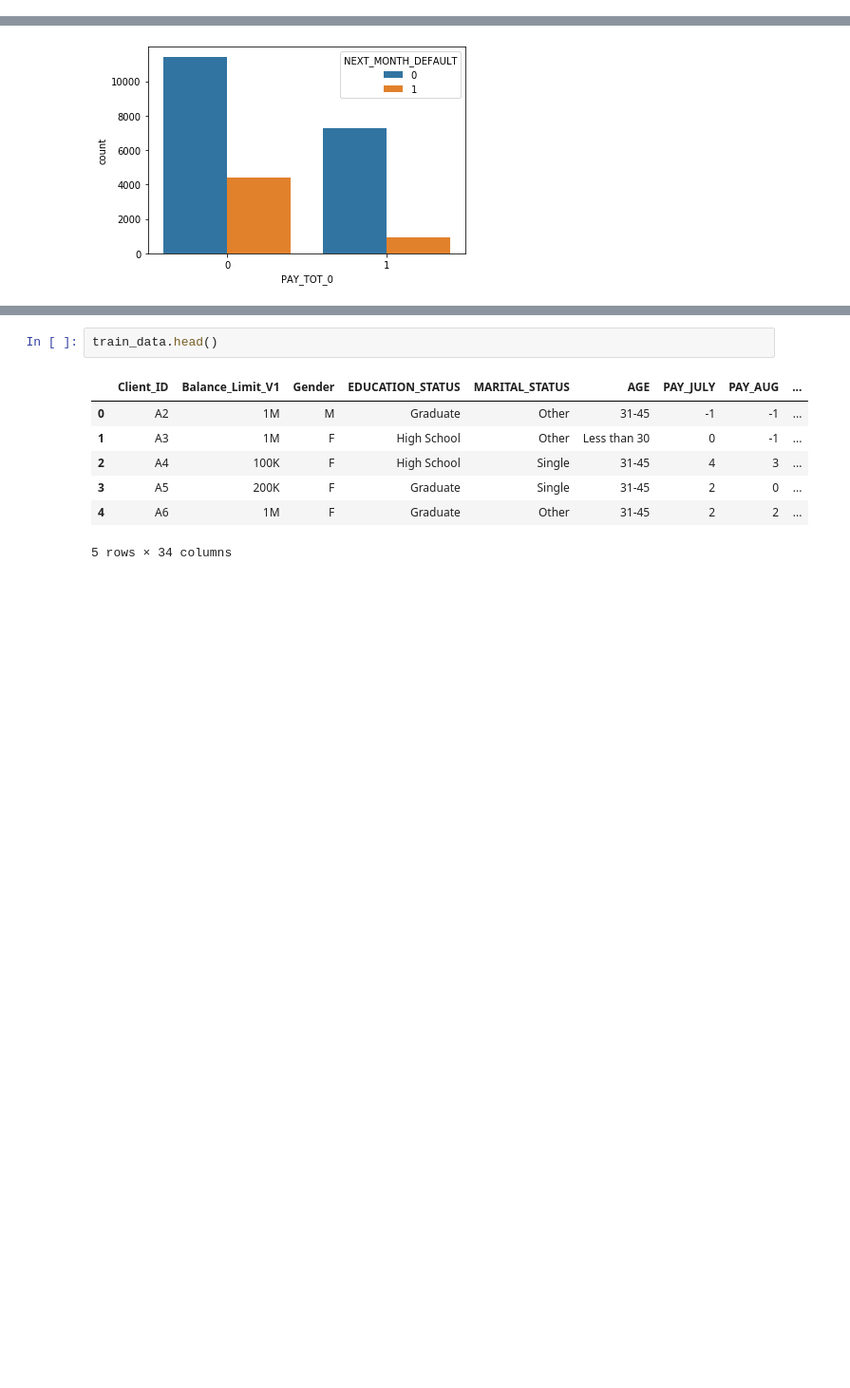
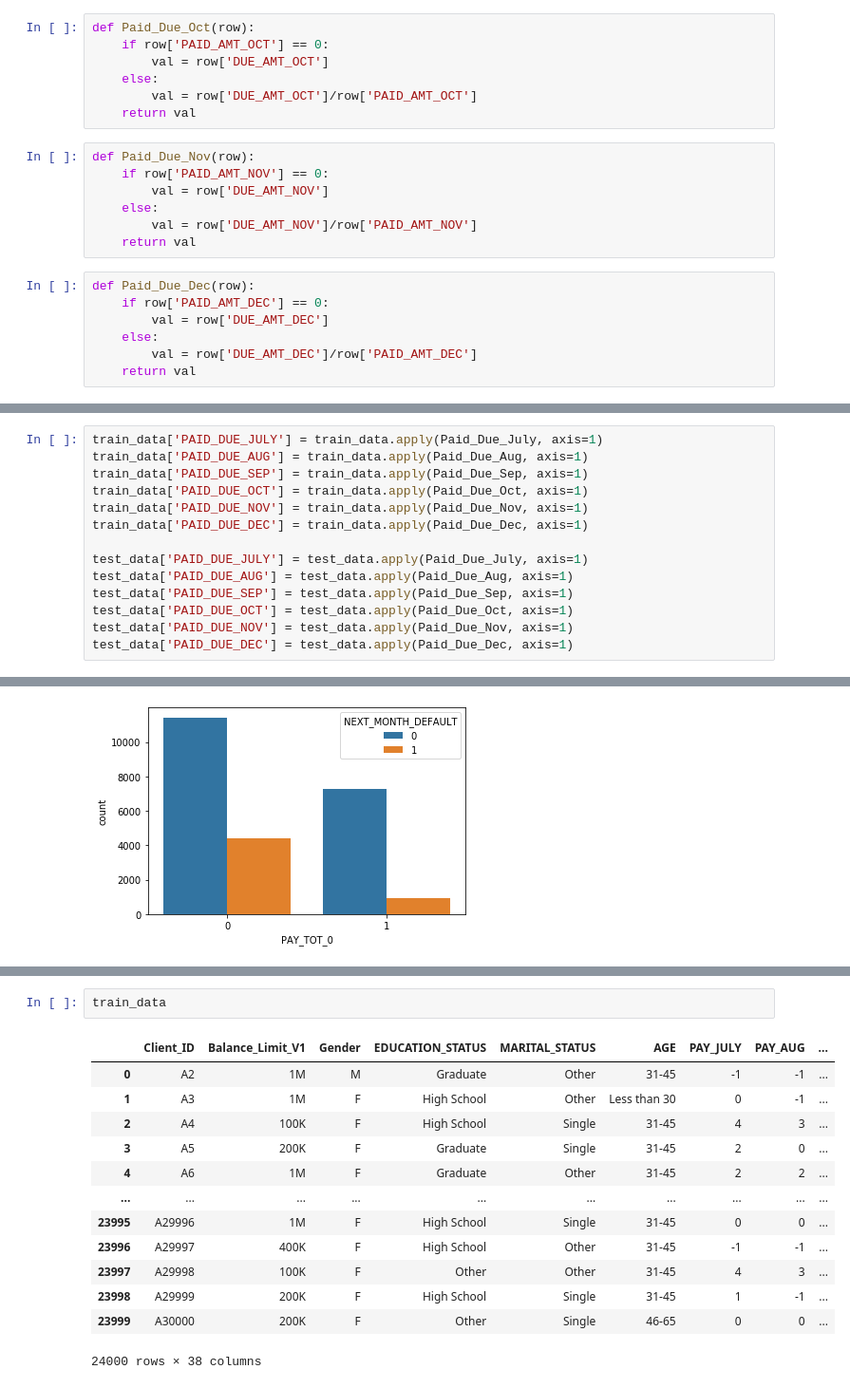
Before and after one commit to shasikaud/Data-Storm, a Jupyter notebook: DataStorm 1.ipynb, the cells around one changed output, grey strips where cells are left out. Shown at 95% size. Saved outputs shown, nothing was run; the diff lists cells and outputs as text; blank space fills up the shorter version.

```diff
--- a/DataStorm 1.ipynb
+++ b/DataStorm 1.ipynb
@@ -62,3 +68,24 @@ def Paid_Due_Aug(row):
+# %%
+def Paid_Due_Oct(row):
+    if row['PAID_AMT_OCT'] == 0:
+        val = row['DUE_AMT_OCT']
+    else:
+        val = row['DUE_AMT_OCT']/row['PAID_AMT_OCT']
+    return val
+# %%
+def Paid_Due_Nov(row):
+    if row['PAID_AMT_NOV'] == 0:
+        val = row['DUE_AMT_NOV']
+    else:
+        val = row['DUE_AMT_NOV']/row['PAID_AMT_NOV']
+    return val
+# %%
+def Paid_Due_Dec(row):
+    if row['PAID_AMT_DEC'] == 0:
+        val = row['DUE_AMT_DEC']
+    else:
+        val = row['DUE_AMT_DEC']/row['PAID_AMT_DEC']
+    return val
 # %%
 def Paid_Due_July(row):
     if row['PAID_AMT_JULY'] == 0:
@@ -72,2 +96,16 @@ train_data['PAID_DUE_AUG'] = train_data.apply(Paid_Due_Aug, axis=1)
+# %%
+train_data['PAID_DUE_JULY'] = train_data.apply(Paid_Due_July, axis=1)
+train_data['PAID_DUE_AUG'] = train_data.apply(Paid_Due_Aug, axis=1)
+train_data['PAID_DUE_SEP'] = train_data.apply(Paid_Due_Sep, axis=1)
+train_data['PAID_DUE_OCT'] = train_data.apply(Paid_Due_Oct, axis=1)
+train_data['PAID_DUE_NOV'] = train_data.apply(Paid_Due_Nov, axis=1)
+train_data['PAID_DUE_DEC'] = train_data.apply(Paid_Due_Dec, axis=1)
+
+test_data['PAID_DUE_JULY'] = test_data.apply(Paid_Due_July, axis=1)
+test_data['PAID_DUE_AUG'] = test_data.apply(Paid_Due_Aug, axis=1)
+test_data['PAID_DUE_SEP'] = test_data.apply(Paid_Due_Sep, axis=1)
+test_data['PAID_DUE_OCT'] = test_data.apply(Paid_Due_Oct, axis=1)
+test_data['PAID_DUE_NOV'] = test_data.apply(Paid_Due_Nov, axis=1)
+test_data['PAID_DUE_DEC'] = test_data.apply(Paid_Due_Dec, axis=1)
 # %%
 train_data['PAY_TOT'] = train_data['PAY_JULY'] + train_data['PAY_AUG'] + train_data['PAY_SEP'] + train_data['PAY_OCT'] + train_data['PAY_NOV'] + train_data['PAY_DEC']
@@ -105,11 +151,17 @@ train_data['AGE_cat'] = LabelEncoder.fit_transform(train_data['AGE'])
 # %%
-train_data.head()
+train_data
 # %% [output]
 |  | Client_ID | Balance_Limit_V1 | Gender | EDUCATION_STATUS | MARITAL_STATUS | AGE | PAY_JULY | PAY_AUG | ... |
 | 0 | A2 | 1M | M | Graduate | Other | 31-45 | -1 | -1 | ... |
 | 1 | A3 | 1M | F | High School | Other | Less than 30 | 0 | -1 | ... |
 | 2 | A4 | 100K | F | High School | Single | 31-45 | 4 | 3 | ... |
 | 3 | A5 | 200K | F | Graduate | Single | 31-45 | 2 | 0 | ... |
 | 4 | A6 | 1M | F | Graduate | Other | 31-45 | 2 | 2 | ... |
+| ... | ... | ... | ... | ... | ... | ... | ... | ... | ... |
+| 23995 | A29996 | 1M | F | High School | Single | 31-45 | 0 | 0 | ... |
+| 23996 | A29997 | 400K | F | High School | Other | 31-45 | -1 | -1 | ... |
+| 23997 | A29998 | 100K | F | Other | Other | 31-45 | 4 | 3 | ... |
+| 23998 | A29999 | 200K | F | High School | Single | 31-45 | 1 | -1 | ... |
+| 23999 | A30000 | 200K | F | Other | Single | 46-65 | 0 | 0 | ... |
-5 rows × 34 columns
+24000 rows × 38 columns
 # %%
```
Also changed, not shown: parts of 25 cells of this notebook.
